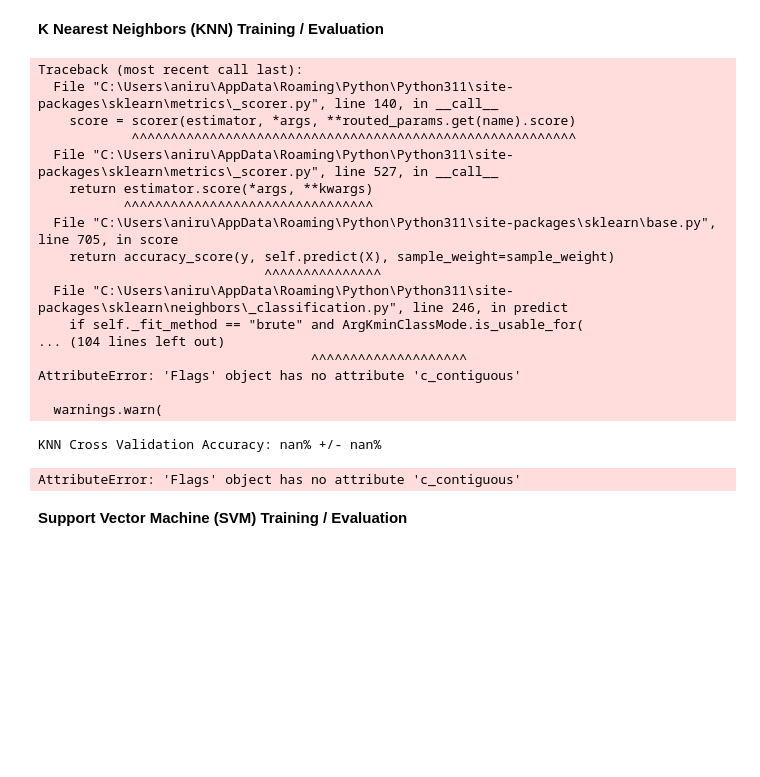
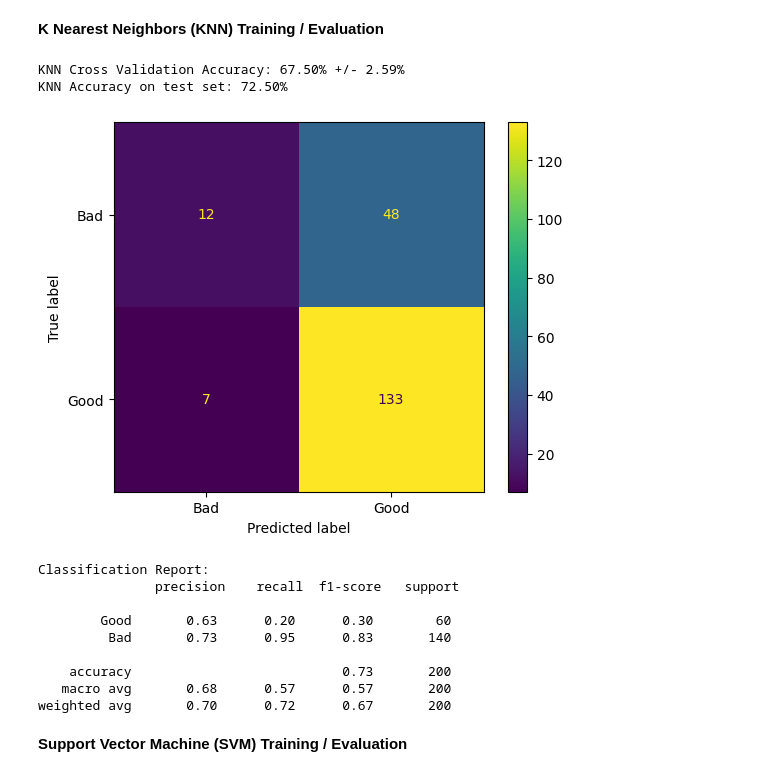
Before and after one commit to kmodo1/kmodo1.github.io, a Jupyter notebook: final-project.ipynb, the cells around one changed output. Saved outputs shown, nothing was run; the diff lists cells and outputs as text; code cells hidden in the pictures; blank space fills up the shorter version.

```diff
--- a/final-project.ipynb
+++ b/final-project.ipynb
@@ -453,35 +458,28 @@ y_test = test['class']
 # %%
 KNN = KNeighborsClassifier()
 KNN.fit(X_train, y_train)
-cv_scores = cross_val_score(KNN, X_train, y_train, cv=5)
+cv_scores = cross_val_score(KNN, X_train.values, y_train, cv=5)
 print(f"KNN Cross Validation Accuracy: {np.mean(cv_scores)*100:.2f}% +/- {np.std(cv_scores)*100:.2f}%")
-y_pred_test = KNN.predict(X_test)
+y_pred_test = KNN.predict(X_test.values)
 print(f"KNN Accuracy on test set: {accuracy_score(y_test, y_pred_test)*100:.2f}%")
 cm = confusion_matrix(y_test, y_pred_test)
 disp = ConfusionMatrixDisplay(confusion_matrix=cm, display_labels=['Bad', 'Good'])
 disp.plot()
 plt.show()
 print("Classification Report: \n", classification_report(y_test, y_pred_test, target_names=['Good', 'Bad']))
 # %% [output]
-Traceback (most recent call last):
-  File "C:\Users\aniru\AppData\Roaming\Python\Python311\site-packages\sklearn\metrics\_scorer.py", line 140, in __call__
-    score = scorer(estimator, *args, **routed_params.get(name).score)
-            ^^^^^^^^^^^^^^^^^^^^^^^^^^^^^^^^^^^^^^^^^^^^^^^^^^^^^^^^^
-  File "C:\Users\aniru\AppData\Roaming\Python\Python311\site-packages\sklearn\metrics\_scorer.py", line 527, in __call__
-    return estimator.score(*args, **kwargs)
-           ^^^^^^^^^^^^^^^^^^^^^^^^^^^^^^^^
-  File "C:\Users\aniru\AppData\Roaming\Python\Python311\site-packages\sklearn\base.py", line 705, in score
-    return accuracy_score(y, self.predict(X), sample_weight=sample_weight)
-                             ^^^^^^^^^^^^^^^
-  File "C:\Users\aniru\AppData\Roaming\Python\Python311\site-packages\sklearn\neighbors\_classification.py", line 246, in predict
-    if self._fit_method == "brute" and ArgKminClassMode.is_usable_for(
-... (104 lines left out)
-                                   ^^^^^^^^^^^^^^^^^^^^
-AttributeError: 'Flags' object has no attribute 'c_contiguous'
-
-  warnings.warn(
+KNN Cross Validation Accuracy: 67.50% +/- 2.59%
+KNN Accuracy on test set: 72.50%
+[figure, added]
-KNN Cross Validation Accuracy: nan% +/- nan%
+Classification Report:
+               precision    recall  f1-score   support
+
+        Good       0.63      0.20      0.30        60
+         Bad       0.73      0.95      0.83       140
+
+    accuracy                           0.73       200
+   macro avg       0.68      0.57      0.57       200
+weighted avg       0.70      0.72      0.67       200
-AttributeError: 'Flags' object has no attribute 'c_contiguous'
 # %% [markdown]
 <b>Support Vector Machine (SVM) Training / Evaluation</b>
 # %%
```
Also changed, not shown: parts of 6 cells of this notebook, 1 other file.
